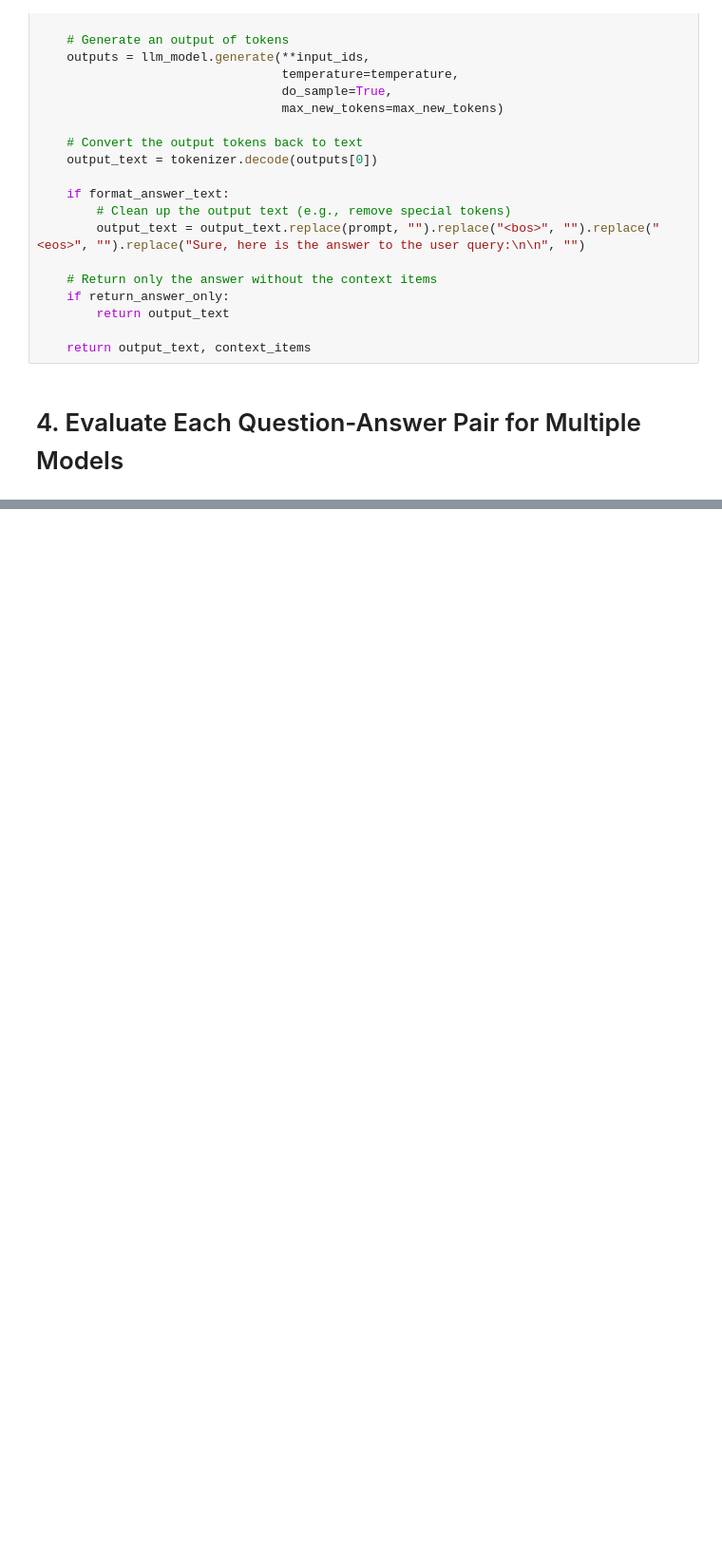
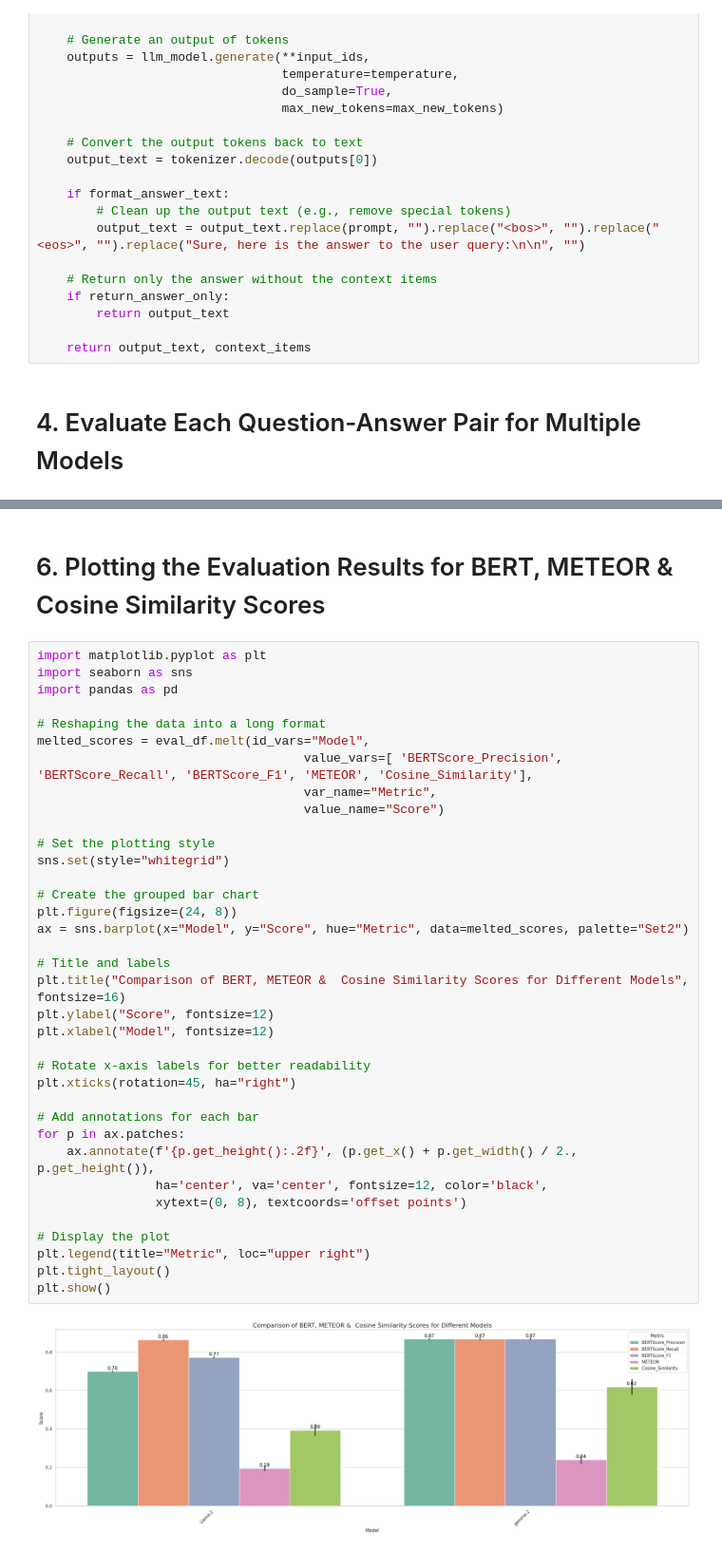
Before and after one commit to vinoj-umich/capstone, a Jupyter notebook: rag_evaluation.ipynb, the cells around one changed output, grey strips where cells are left out. Shown at 95% size. Saved outputs shown, nothing was run; the diff lists cells and outputs as text; blank space fills up the shorter version.

```diff
--- a/rag_evaluation.ipynb
+++ b/rag_evaluation.ipynb
@@ -366,0 +396,40 @@ plt.show()
+# %% [markdown]
+# 6. Plotting the Evaluation Results for BERT, METEOR &  Cosine Similarity Scores
+# %%
+import matplotlib.pyplot as plt
+import seaborn as sns
+import pandas as pd
+
+# Reshaping the data into a long format
+melted_scores = eval_df.melt(id_vars="Model",
+                                    value_vars=[ 'BERTScore_Precision', 'BERTScore_Recall', 'BERTScore_F1', 'METEOR', 'Cosine_Similarity'],
+                                    var_name="Metric",
+                                    value_name="Score")
+
+# Set the plotting style
+sns.set(style="whitegrid")
+
+# Create the grouped bar chart
+plt.figure(figsize=(24, 8))
+ax = sns.barplot(x="Model", y="Score", hue="Metric", data=melted_scores, palette="Set2")
+
+# Title and labels
+plt.title("Comparison of BERT, METEOR &  Cosine Similarity Scores for Different Models", fontsize=16)
+plt.ylabel("Score", fontsize=12)
+plt.xlabel("Model", fontsize=12)
+
+# Rotate x-axis labels for better readability
+plt.xticks(rotation=45, ha="right")
+
+# Add annotations for each bar
+for p in ax.patches:
+    ax.annotate(f'{p.get_height():.2f}', (p.get_x() + p.get_width() / 2., p.get_height()),
+                ha='center', va='center', fontsize=12, color='black',
+                xytext=(0, 8), textcoords='offset points')
+
+# Display the plot
+plt.legend(title="Metric", loc="upper right")
+plt.tight_layout()
+plt.show()
+# %% [output]
+[figure, added]
```
Also changed, not shown: parts of 5 cells of this notebook.
